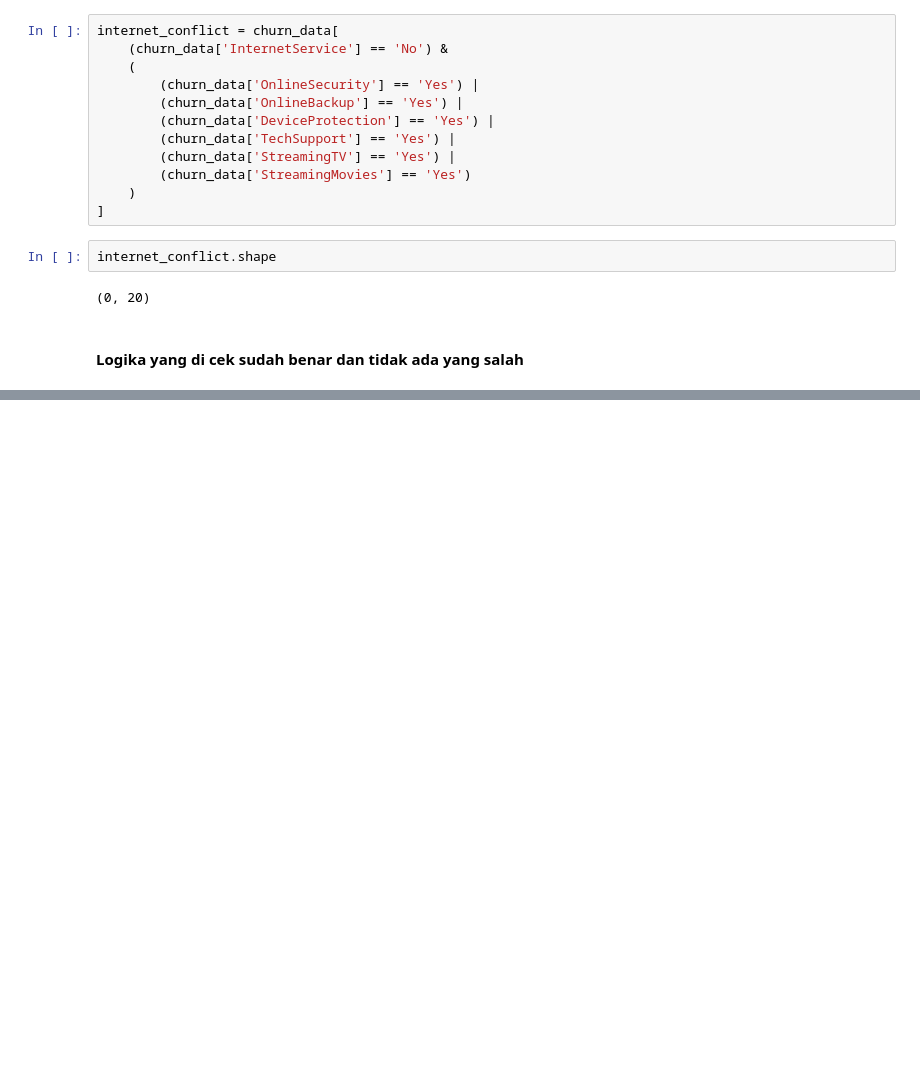
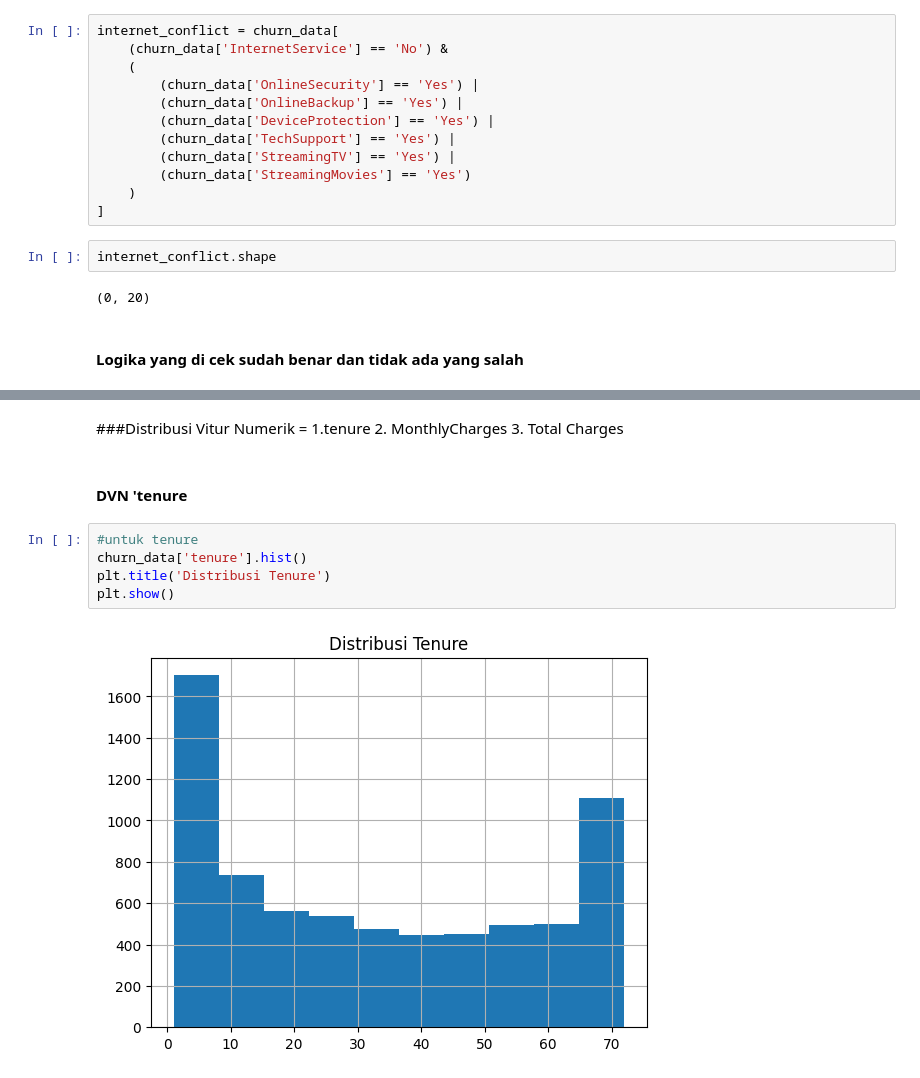
Before and after one commit to kumisganteng/Data-Analytics-Projects, a Jupyter notebook: Improving_Customer_Retention_Analysis.ipynb, the cells around one changed output, grey strips where cells are left out. Drawn from its saved outputs; the diff is of its cells as text; blank space fills up the shorter version.

```diff
--- a/Improving_Customer_Retention_Analysis.ipynb
+++ b/Improving_Customer_Retention_Analysis.ipynb
@@ -383,0 +408,11 @@ internet_conflict.shape
+# %% [markdown]
+###Distribusi Vitur Numerik = 1.tenure 2. MonthlyCharges 3. Total Charges
+# %% [markdown]
+#### DVN 'tenure
+# %%
+#untuk tenure
+churn_data['tenure'].hist()
+plt.title('Distribusi Tenure')
+plt.show()
+# %% [output]
+[figure, added]
```
Also changed, not shown: parts of 35 cells of this notebook.
